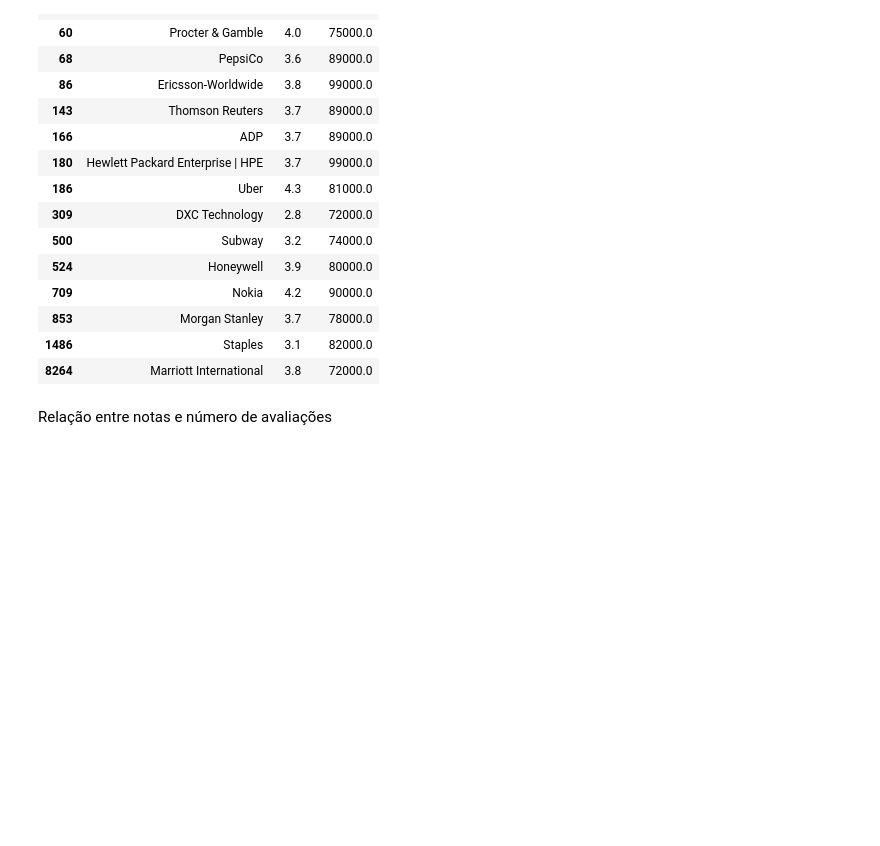
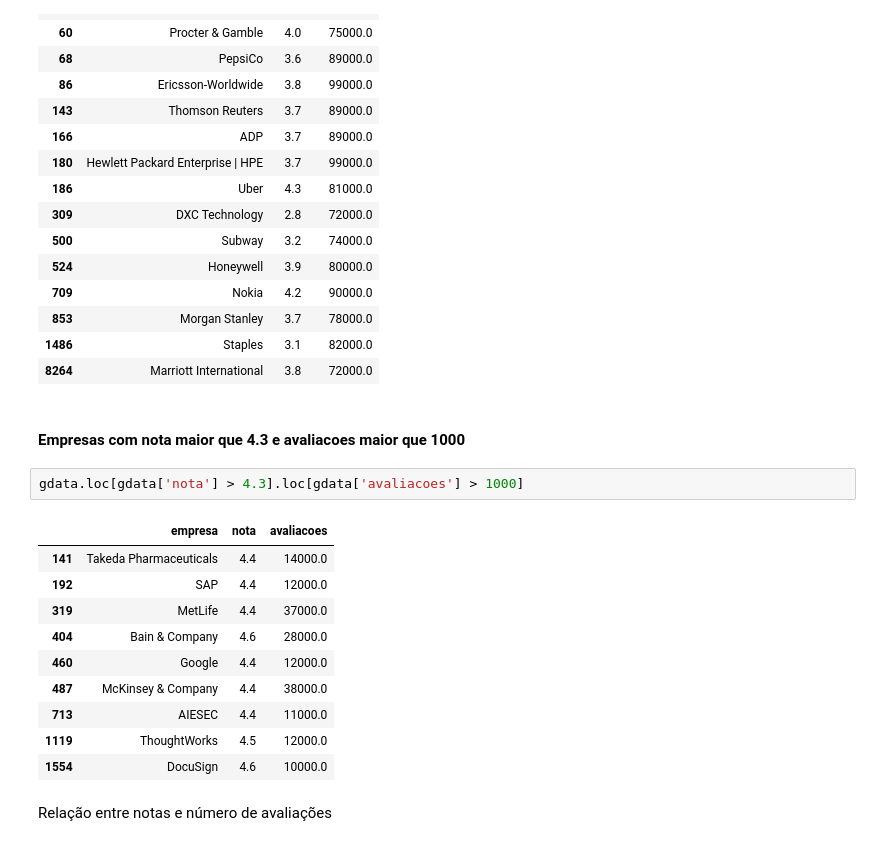
Before and after one commit to lucas-reism/Distrito-analitycs, a Jupyter notebook: Distrito.ipynb, the cells around one changed output. Saved outputs shown, nothing was run; the diff lists cells and outputs as text; blank space fills up the shorter version.

```diff
--- a/Distrito.ipynb
+++ b/Distrito.ipynb
@@ -346,6 +352,21 @@ gdata.loc[gdata['avaliacoes'] > 70000]
 | 853 | Morgan Stanley | 3.7 | 78000.0 |
 | 1486 | Staples | 3.1 | 82000.0 |
 | 8264 | Marriott International | 3.8 | 72000.0 |
+# %% [markdown]
+#### Empresas com nota maior que 4.3 e avaliacoes maior que 1000
+# %%
+gdata.loc[gdata['nota'] > 4.3].loc[gdata['avaliacoes'] > 1000]
+# %% [output]
+|  | empresa | nota | avaliacoes |
+| 141 | Takeda Pharmaceuticals | 4.4 | 14000.0 |
+| 192 | SAP | 4.4 | 12000.0 |
+| 319 | MetLife | 4.4 | 37000.0 |
+| 404 | Bain & Company | 4.6 | 28000.0 |
+| 460 | Google | 4.4 | 12000.0 |
+| 487 | McKinsey & Company | 4.4 | 38000.0 |
+| 713 | AIESEC | 4.4 | 11000.0 |
+| 1119 | ThoughtWorks | 4.5 | 12000.0 |
+| 1554 | DocuSign | 4.6 | 10000.0 |
 # %% [markdown]
 Relação entre notas e número de avaliações
 # %%
```
Also changed, not shown: parts of 11 cells of this notebook.
